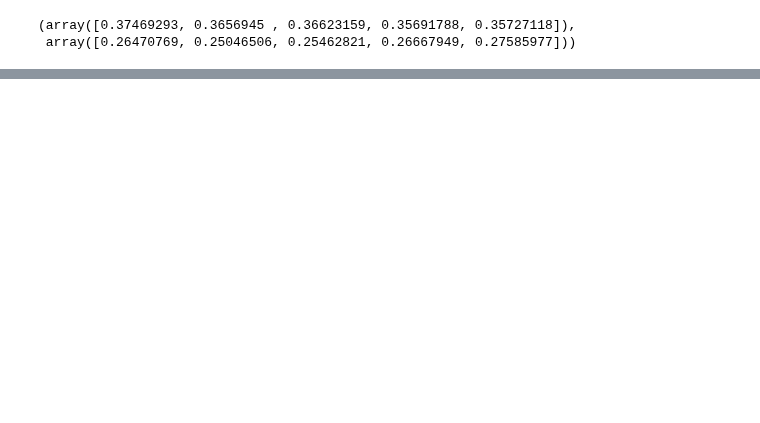
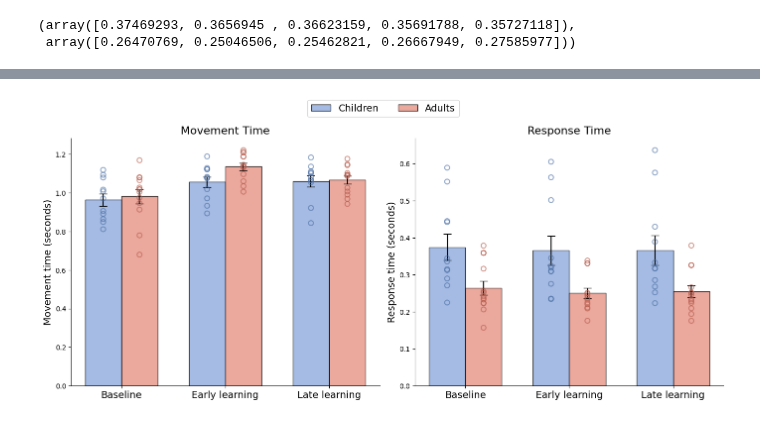
Before and after one commit to siddiskid/IMM-Lab, a Jupyter notebook: figures.ipynb, the cells around one changed output, grey strips where cells are left out. Drawn from its saved outputs; the diff is of its cells as text; code cells hidden in the pictures; blank space fills up the shorter version.

```diff
--- a/figures.ipynb
+++ b/figures.ipynb
@@ -315,0 +296,53 @@ plt.show()
+# %%
+labels = ["Baseline", "Early learning", "Late learning"]
+phases = np.arange(len(labels))
+width = 0.35
+
+child_mt, child_mt_sem, adult_mt, adult_mt_sem = get_group_data("meanMT", 5)
+child_rt, child_rt_sem, adult_rt, adult_rt_sem = get_group_data("meanRT", 5)
+
+fig, axes = plt.subplots(1, 2, figsize=(14, 6), sharey=False)
+
+# Movement Time subplot
+ax = axes[0]
+bar1 = phases - width/2
+bar2 = phases + width/2
+bars_mt_child = ax.bar(bar1, child_mt, width, yerr=child_mt_sem, label="Children", color="#8faadc", capsize=6, edgecolor='black', alpha=0.8)
+bars_mt_adult = ax.bar(bar2, adult_mt, width, yerr=adult_mt_sem, label="Adults", color="#e79385", capsize=6, edgecolor='black', alpha=0.8)
+for i, phase in enumerate(phases):
+    child_mt_points = get_all_participant_values(child_data_dir, "meanMT", i)
+    adult_mt_points = get_all_participant_values(adult_data_dir, "meanMT", i)
+    ax.scatter(np.full(len(child_mt_points), bar1[i]), child_mt_points, facecolors='none', edgecolors="#4a6fa5", s=50, zorder=3, alpha=0.6, linewidths=1.5)
+    ax.scatter(np.full(len(adult_mt_points), bar2[i]), adult_mt_points, facecolors='none', edgecolors="#b85c4c", s=50, zorder=3, alpha=0.6, linewidths=1.5)
+ax.set_xticks(phases)
+ax.set_xticklabels(labels, fontsize=14)
+ax.set_ylabel('Movement time (seconds)', fontsize=14)
+ax.set_title('Movement Time', fontsize=16)
+ax.spines['top'].set_visible(False)
+ax.spines['right'].set_visible(False)
+
+# Response Time subplot
+ax = axes[1]
+bar1 = phases - width/2
+bar2 = phases + width/2
+bars_rt_child = ax.bar(bar1, child_rt, width, yerr=child_rt_sem, label="Children", color="#8faadc", capsize=6, edgecolor='black', alpha=0.8)
+bars_rt_adult = ax.bar(bar2, adult_rt, width, yerr=adult_rt_sem, label="Adults", color="#e79385", capsize=6, edgecolor='black', alpha=0.8)
+for i, phase in enumerate(phases):
+    child_rt_points = get_all_participant_values(child_data_dir, "meanRT", i)
+    adult_rt_points = get_all_participant_values(adult_data_dir, "meanRT", i)
+    ax.scatter(np.full(len(child_rt_points), bar1[i]), child_rt_points, facecolors='none', edgecolors="#4a6fa5", s=50, zorder=3, alpha=0.6, linewidths=1.5)
+    ax.scatter(np.full(len(adult_rt_points), bar2[i]), adult_rt_points, facecolors='none', edgecolors="#b85c4c", s=50, zorder=3, alpha=0.6, linewidths=1.5)
+ax.set_xticks(phases)
+ax.set_xticklabels(labels, fontsize=14)
+ax.set_ylabel('Response time (seconds)', fontsize=14)
+ax.set_title('Response Time', fontsize=16)
+ax.spines['top'].set_visible(False)
+ax.spines['right'].set_visible(False)
+
+# Shared legend
+handles, labels_ = axes[0].get_legend_handles_labels()
+fig.legend(handles, labels_, fontsize=14, loc='upper center', bbox_to_anchor=(0.5, 1.05), ncol=2)
+plt.tight_layout(rect=[0, 0, 1, 0.97])
+plt.show()
+# %% [output]
+[figure, added]
```
Also changed, not shown: parts of 6 cells of this notebook, 2 other files.
